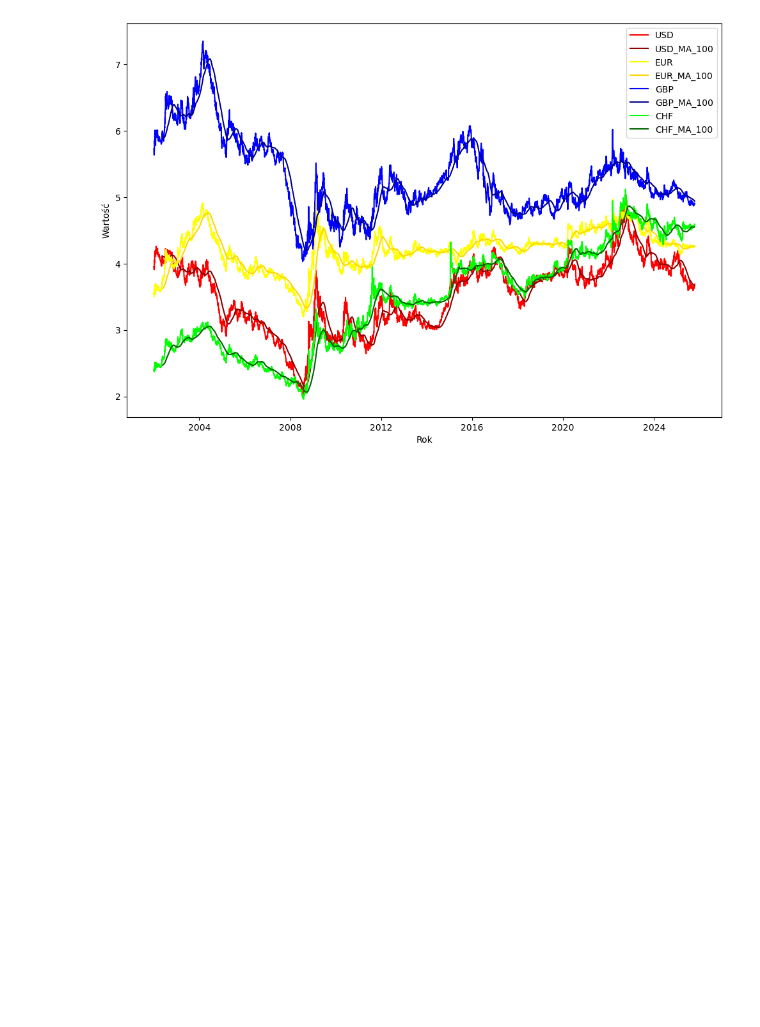
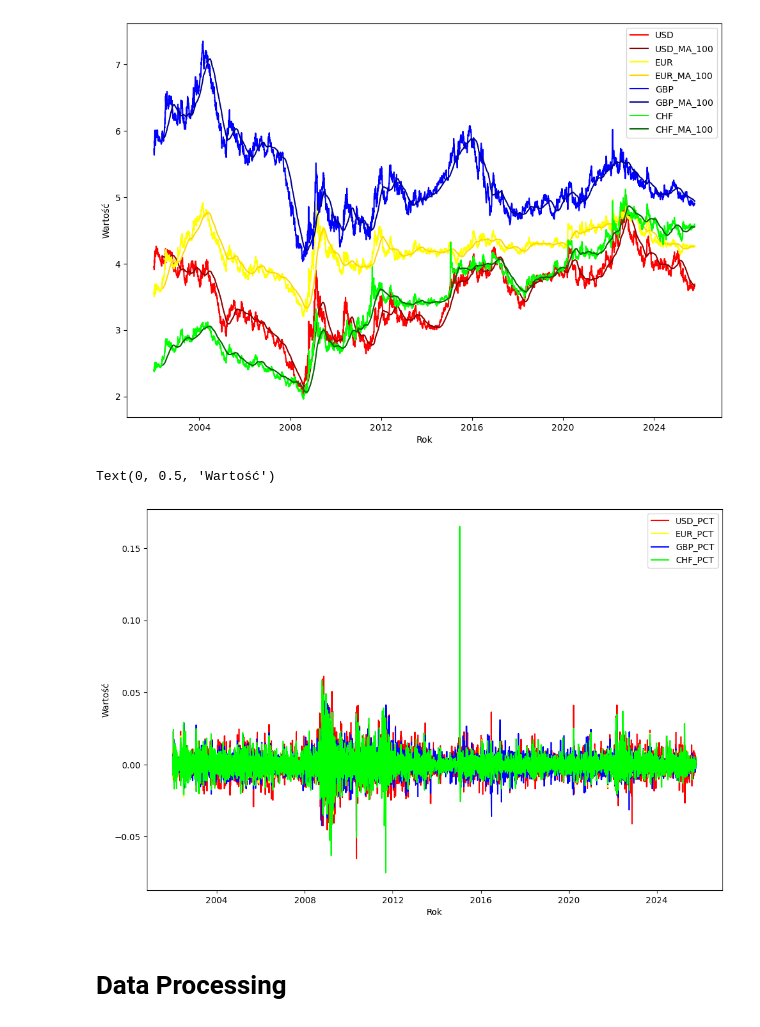
Before and after one commit to karol-jedrzejak/currency-monitor-app, a Jupyter notebook: resources/PredictCurrency.ipynb, the cells around one changed output. Saved outputs shown, nothing was run; the diff lists cells and outputs as text; code cells hidden in the pictures; blank space fills up the shorter version.

```diff
--- a/resources/PredictCurrency.ipynb
+++ b/resources/PredictCurrency.ipynb
@@ -224,14 +224,15 @@ currenciesDF['GBP_PCT'] = currenciesDF.GBP.pct_change()
 currenciesDF['CHF_PCT'] = currenciesDF.CHF.pct_change()
 # %%
 plt.figure(figsize=(12,8))
-plt.plot(currenciesDF["Date"],currenciesDF['USD'],'red',label='USD');
-plt.plot(currenciesDF["Date"],currenciesDF['USD_MA_100'],'darkred',label='USD_MA_100');
-plt.plot(currenciesDF["Date"],currenciesDF['EUR'],'yellow',label='EUR');
-plt.plot(currenciesDF["Date"],currenciesDF['EUR_MA_100'],'gold',label='EUR_MA_100');
-plt.plot(currenciesDF["Date"],currenciesDF['GBP'],'blue',label='GBP');
-plt.plot(currenciesDF["Date"],currenciesDF['GBP_MA_100'],'darkblue',label='GBP_MA_100');
-plt.plot(currenciesDF["Date"],currenciesDF['CHF'],'lime',label='CHF');
-plt.plot(currenciesDF["Date"],currenciesDF['CHF_MA_100'],'darkgreen',label='CHF_MA_100');
+plt.plot(currenciesDF["Date"],currenciesDF['USD_PCT'],'red',label='USD_PCT');
+plt.plot(currenciesDF["Date"],currenciesDF['EUR_PCT'],'yellow',label='EUR_PCT');
+plt.plot(currenciesDF["Date"],currenciesDF['GBP_PCT'],'blue',label='GBP_PCT');
+plt.plot(currenciesDF["Date"],currenciesDF['CHF_PCT'],'lime',label='CHF_PCT');
 plt.legend(loc='upper right')
 plt.xlabel("Rok")
 plt.ylabel("Wartość")
+# %% [output]
+Text(0, 0.5, 'Wartość')
+[figure, added]
+# %% [markdown]
+# Data Processing
```
Also changed, not shown: parts of 55 cells of this notebook, 16 other files.
